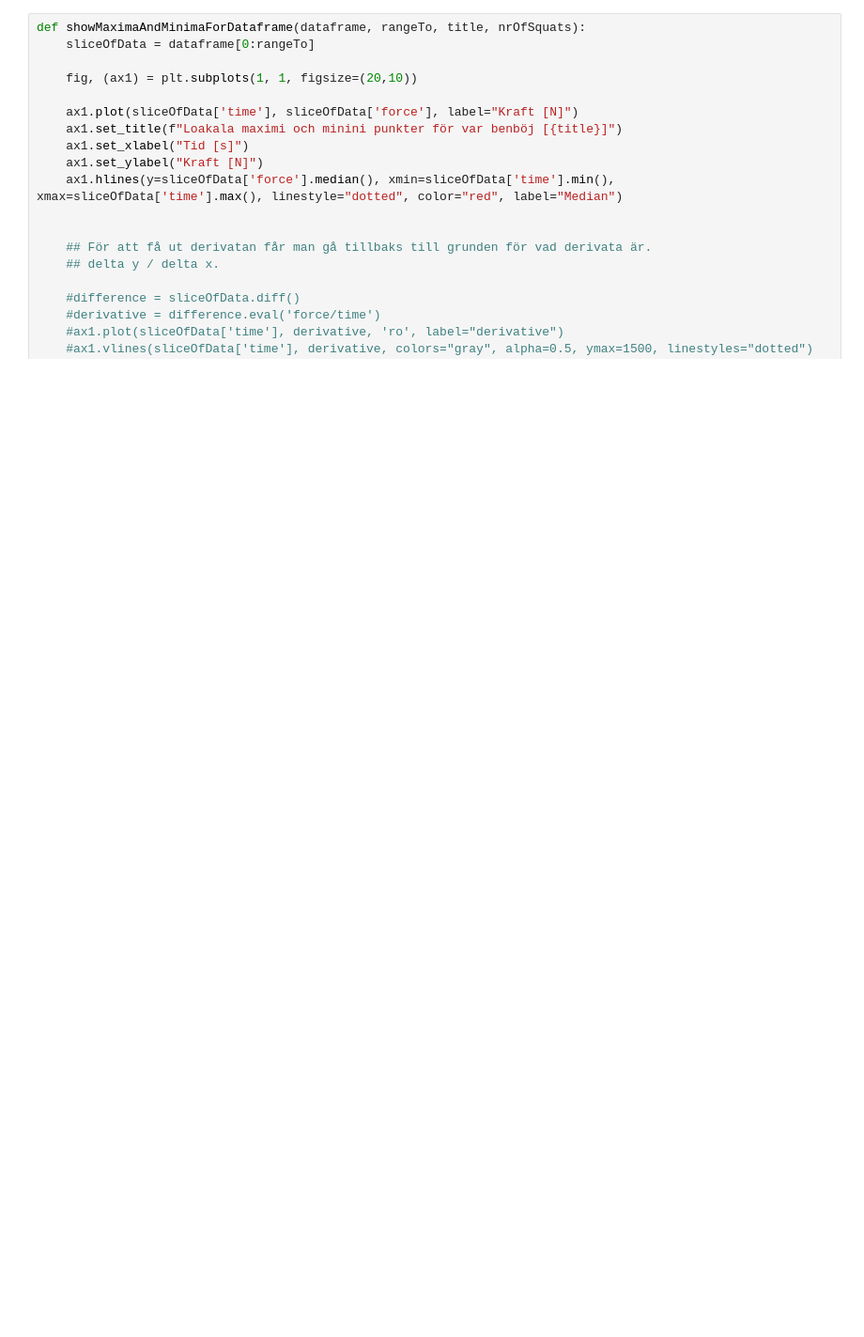
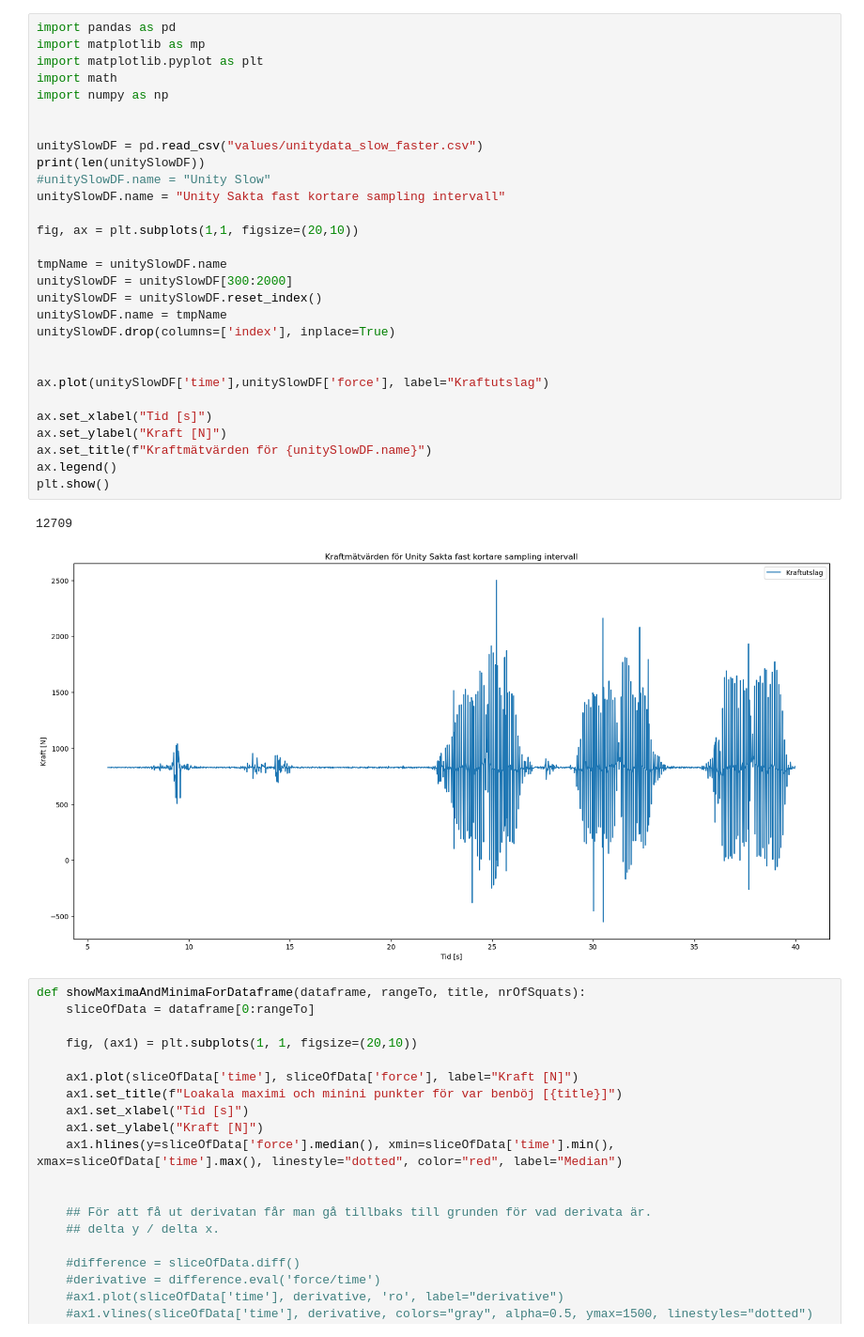
Before and after one commit to Pettson01/Examensarbete-force, a Jupyter notebook: oanvändKod.ipynb, the cells around one changed output. Shown: that part at 94% size. Drawn from its saved outputs; the diff is of its cells as text; blank space fills up the shorter version.

```diff
--- a/oanvändKod.ipynb
+++ b/oanvändKod.ipynb
@@ -1,3 +45,35 @@
+# %%
+import pandas as pd
+import matplotlib as mp
+import matplotlib.pyplot as plt
+import math
+import numpy as np
+
+
+unitySlowDF = pd.read_csv("values/unitydata_slow_faster.csv")
+print(len(unitySlowDF))
+#unitySlowDF.name = "Unity Slow"
+unitySlowDF.name = "Unity Sakta fast kortare sampling intervall"
+
+fig, ax = plt.subplots(1,1, figsize=(20,10))
+
+tmpName = unitySlowDF.name
+unitySlowDF = unitySlowDF[300:2000]
+unitySlowDF = unitySlowDF.reset_index()
+unitySlowDF.name = tmpName
+unitySlowDF.drop(columns=['index'], inplace=True)
+
+
+ax.plot(unitySlowDF['time'],unitySlowDF['force'], label="Kraftutslag")
+
+ax.set_xlabel("Tid [s]")
+ax.set_ylabel("Kraft [N]")
+ax.set_title(f"Kraftmätvärden för {unitySlowDF.name}")
+ax.legend()
+plt.show()
+# %% [output]
+12709
+[figure, added]
 # %%
 def showMaximaAndMinimaForDataframe(dataframe, rangeTo, title, nrOfSquats):
     sliceOfData = dataframe[0:rangeTo]
```
Also changed, not shown: parts of 1 cell of this notebook, 2 other files.
